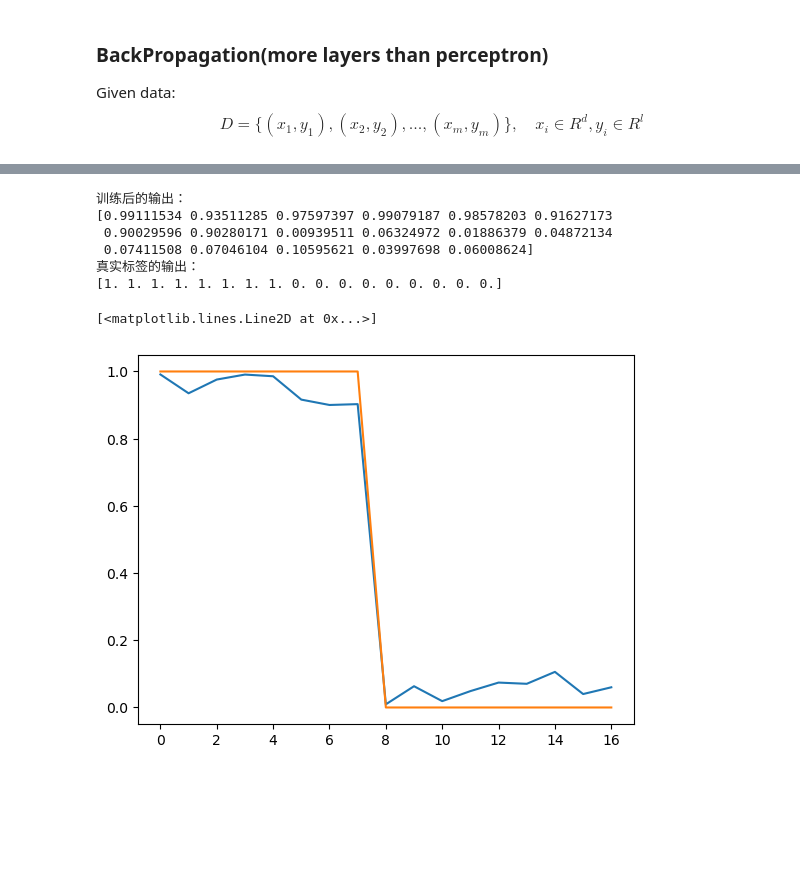
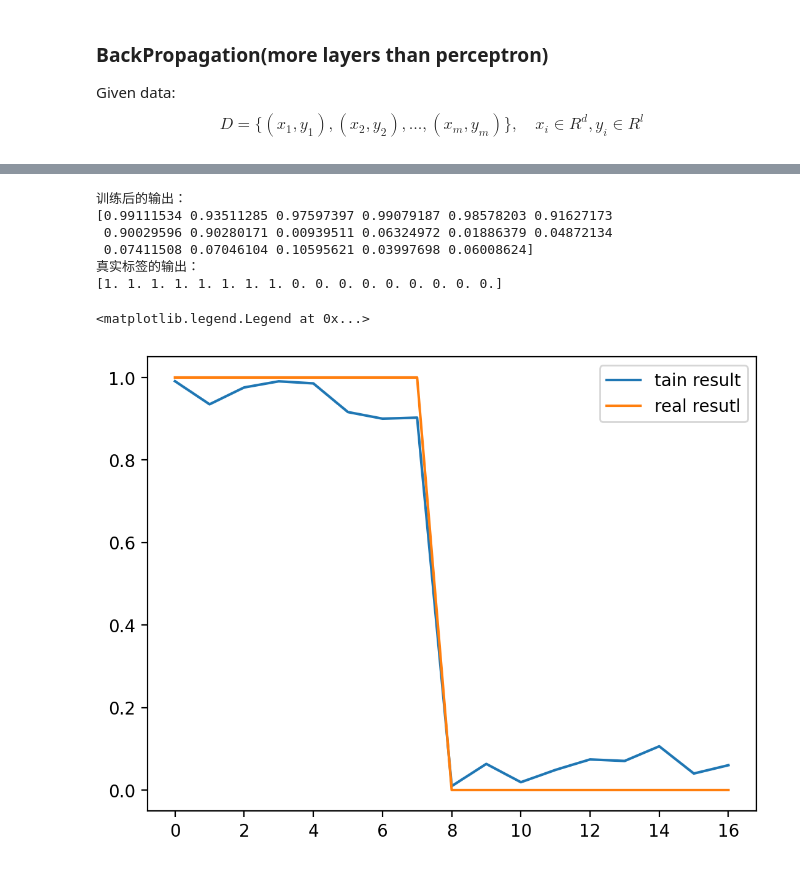
Before and after one commit to YongShen-98/Machine_Learining, a Jupyter notebook: ch5/BackPropagation.ipynb, the cells around one changed output, grey strips where cells are left out. Cells and saved outputs as stored; diff of their text form; code cells hidden in the pictures; blank space fills up the shorter version.

```diff
--- a/ch5/BackPropagation.ipynb
+++ b/ch5/BackPropagation.ipynb
@@ -199,34 +201,36 @@ for iter in range(10000):
     output_layer_input = hidden_layer_activation@weights_hidden_output + bias_output
     predicted_output = sigmoid(output_layer_input)
     predicted_output = predicted_output.reshape(17,)
 
     error = Y - predicted_output
 
     # backward
     d_predicted_output = error * sigmoid_derivative(predicted_output)
     error_hidden_layer = np.outer(d_predicted_output, weights_hidden_output)
     d_hidden_layer = error_hidden_layer * sigmoid_derivative(hidden_layer_activation)
 
     # update
     weights_hidden_output += (hidden_layer_activation.T@d_predicted_output*learning_rate).reshape((hidden_neurons,1))
     bias_output += np.sum(d_predicted_output, axis=0, keepdims=True) * learning_rate
     weights_input_hidden += X.T@d_hidden_layer * learning_rate
     bias_hidden += np.sum(d_hidden_layer, axis=0, keepdims=True) * learning_rate
 
 # 显示最终输出
 print("训练后的输出：")
 print(predicted_output)
 print("真实标签的输出：")
 print(Y)
 
-plt.plot(predicted_output)
-plt.plot(Y)
+plt.figure(dpi=200)
+plt.plot(predicted_output, label='tain result')
+plt.plot(Y, label='real resutl')
+plt.legend()
 # %% [output]
 训练后的输出：
 [0.99111534 0.93511285 0.97597397 0.99079187 0.98578203 0.91627173
  0.90029596 0.90280171 0.00939511 0.06324972 0.01886379 0.04872134
  0.07411508 0.07046104 0.10595621 0.03997698 0.06008624]
 真实标签的输出：
 [1. 1. 1. 1. 1. 1. 1. 1. 0. 0. 0. 0. 0. 0. 0. 0. 0.]
-[<matplotlib.lines.Line2D at 0x...>]
+<matplotlib.legend.Legend at 0x...>
-[figure, old version]
+[figure, new version]
```
Also changed, not shown: parts of 1 cell of this notebook.
